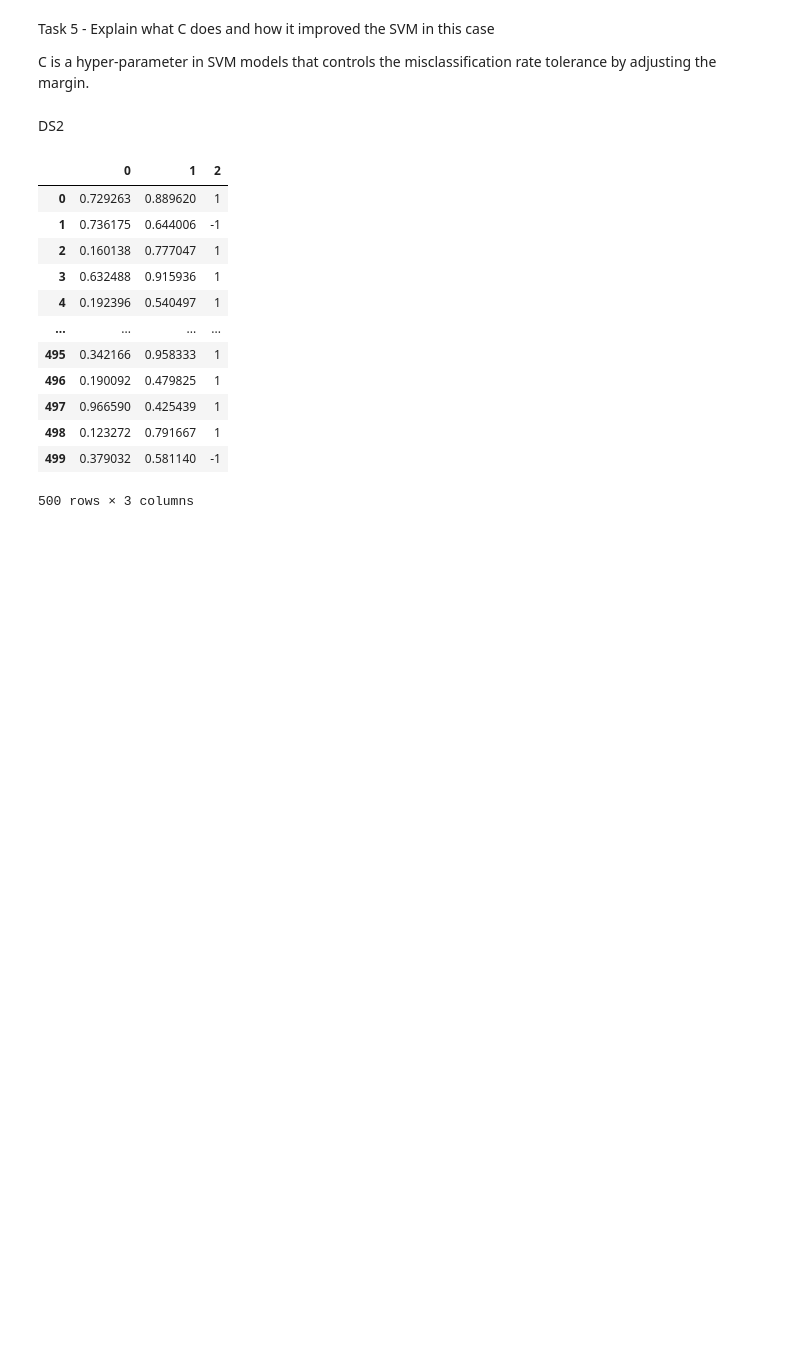
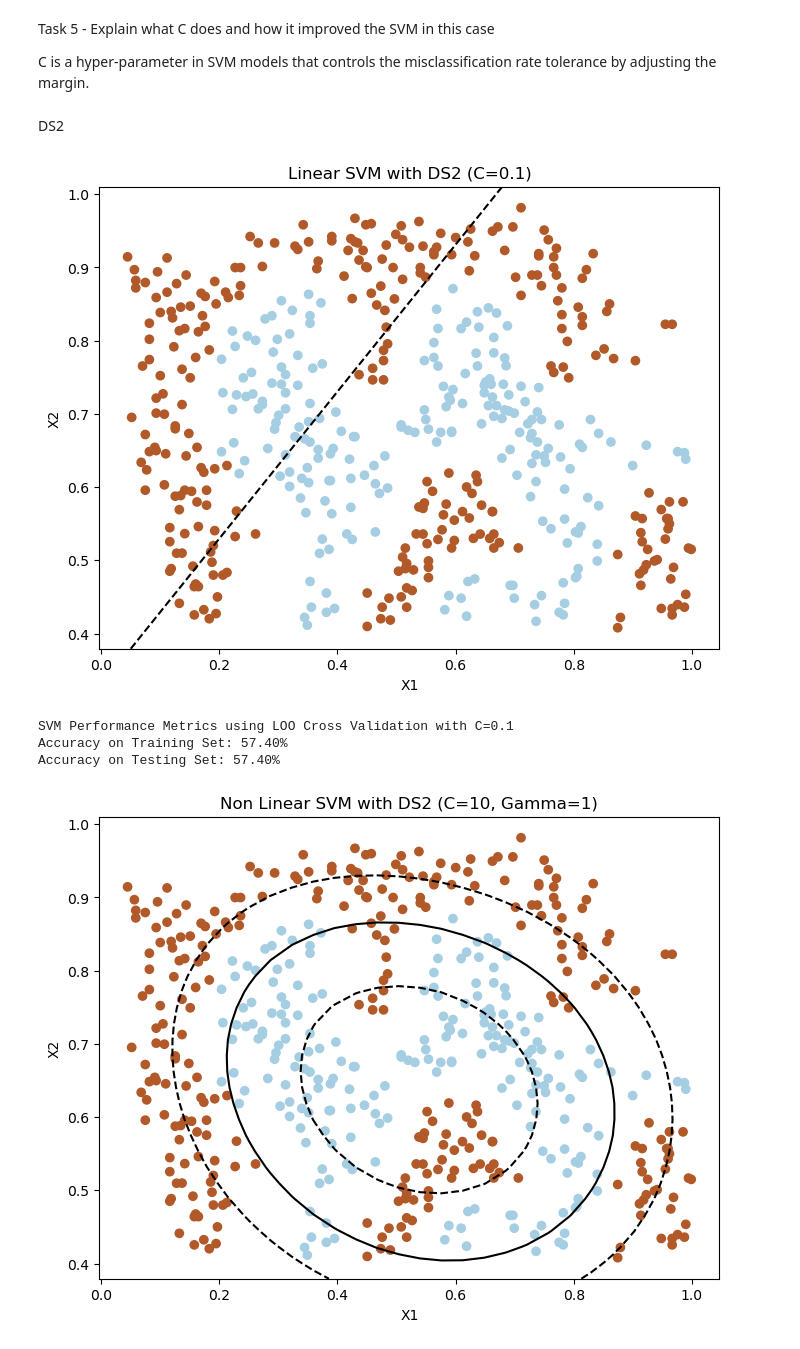
Before and after one commit to asif-jc/Support-Vector-Machine, a Jupyter notebook: Linear SVM Model.ipynb, the cells around one changed output. Cells and saved outputs as stored; diff of their text form; code cells hidden in the pictures; blank space fills up the shorter version.

```diff
--- a/Linear SVM Model.ipynb
+++ b/Linear SVM Model.ipynb
@@ -126,21 +127,42 @@ Task 5 - Explain what C does and how it improved the SVM in this case
 C is a hyper-parameter in SVM models that controls the misclassification rate tolerance by adjusting the margin.
 # %% [markdown]
 DS2
-# %%
-# Task 1
-DS2 = pd.read_csv('D2.csv', header = None)
-DS2
-# %% [output]
-|  | 0 | 1 | 2 |
-| 0 | 0.729263 | 0.889620 | 1 |
-| 1 | 0.736175 | 0.644006 | -1 |
-| 2 | 0.160138 | 0.777047 | 1 |
-| 3 | 0.632488 | 0.915936 | 1 |
-| 4 | 0.192396 | 0.540497 | 1 |
-| ... | ... | ... | ... |
-| 495 | 0.342166 | 0.958333 | 1 |
-| 496 | 0.190092 | 0.479825 | 1 |
-| 497 | 0.966590 | 0.425439 | 1 |
-| 498 | 0.123272 | 0.791667 | 1 |
-| 499 | 0.379032 | 0.581140 | -1 |
-500 rows × 3 columns
+# %%
+# Task 1
+def ExploratoryAnalysis(DS2):
+    plt.figure(figsize=(8, 6))
+    plt.scatter(DS2[0], DS2[1])
+    plt.scatter(DS2[0], DS2[1], c=DS2[2], cmap=plt.cm.Paired)
+    plt.show()
+
+
+# Task 2
+def RBFSVM(gamma, X, y, C):
+    svm = SVC(kernel='rbf', C=C, gamma=gamma)
+    svm.fit(X, y)
+    return svm
+# %%
+# Task 1
+# Restructuring DS2 as model input
+DS2 = pd.read_csv('D2.csv', header = None)
+X, y = [0, 1], DS2[2]
+X = DS2[X].values
+
+C = 0.1
+param_grid = {'C': [0.1, 1, 10]}
+svm = FitLinearSVM(C, X, y)
+PlotDecisionBoundaries(C, X, y, svm, plot_title = 'Linear SVM with DS2 (C={})'.format(C))
+train_performance, test_performance = LeaveOneOutCV(C, X, y, svm)
+
+# Task 2
+C, gamma = 10, 1
+
+svm = RBFSVM(gamma, X, y, C)
+PlotDecisionBoundaries(C, X, y, svm, plot_title = ('Non Linear SVM with DS2 (C={}, Gamma={})'.format(C, gamma)))
+train_performance, test_performance = LeaveOneOutCV(C, X, y, svm)
+# %% [output]
+[figure, added]
+SVM Performance Metrics using LOO Cross Validation with C=0.1
+Accuracy on Training Set: 57.40%
+Accuracy on Testing Set: 57.40%
+[figure, added]
```
Also changed, not shown: parts of 8 cells of this notebook, 1 other file.
